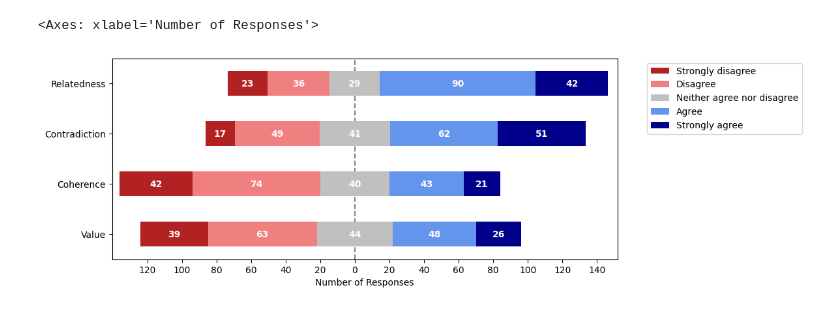
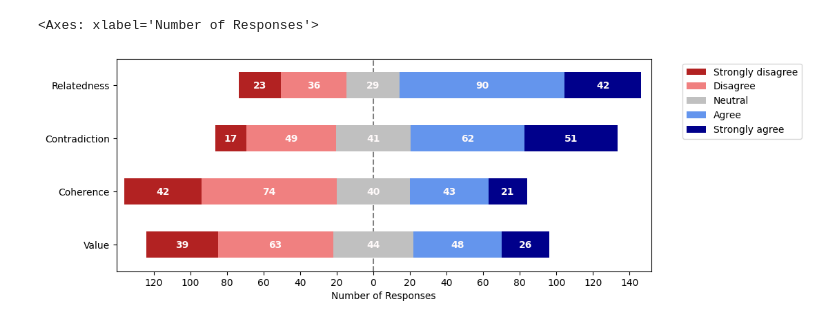
Before and after one commit to zedd-08/thesis-implementations, a Jupyter notebook: evaluation/eval-likert-graphs.ipynb, the cells around one changed output. Saved outputs shown, nothing was run; the diff lists cells and outputs as text; code cells hidden in the pictures.

```diff
--- a/evaluation/eval-likert-graphs.ipynb
+++ b/evaluation/eval-likert-graphs.ipynb
@@ -28,3 +44,13 @@ likert_mapping = {
     'Disagree': plot_likert.scales.agree[1],
     'Strongly Disagree': plot_likert.scales.agree[0]
 }
+
+likert_values = ['Strongly disagree', 'Disagree', 'Neutral', 'Agree', 'Strongly agree' ]
+
+likert_value_mapping = {
+    'Strongly Agree': 2,
+    'Agree': 1,
+    'Neutral': 0,
+    'Disagree': -1,
+    'Strongly Disagree': -2
+}
@@ -74,0 +106,3 @@ no_kg_data = pd.DataFrame(zip(no_kg_rel, no_kg_cont, no_kg_coh, no_kg_val), colu
+# %%
+no_kg_data = pd.read_csv('no_kg_outputs.tsv', sep='\t')
+no_kg_data
@@ -75,6 +154,6 @@ no_kg_data = pd.DataFrame(zip(no_kg_rel, no_kg_cont, no_kg_coh, no_kg_val), colu
 # %%
-plot_likert.plot_likert(no_kg_data, plot_likert.scales.agree,
+plot_likert.plot_likert(no_kg_data, likert_values,
     bar_labels=True, bar_labels_color="snow", colors=plot_likert.colors.default_with_darker_neutral, figsize=(10,4))
 # %% [output]
 <Axes: xlabel='Number of Responses'>
-[figure, old version]
+[figure, new version]
```
Also changed, not shown: parts of 14 cells of this notebook, 2 other files.
